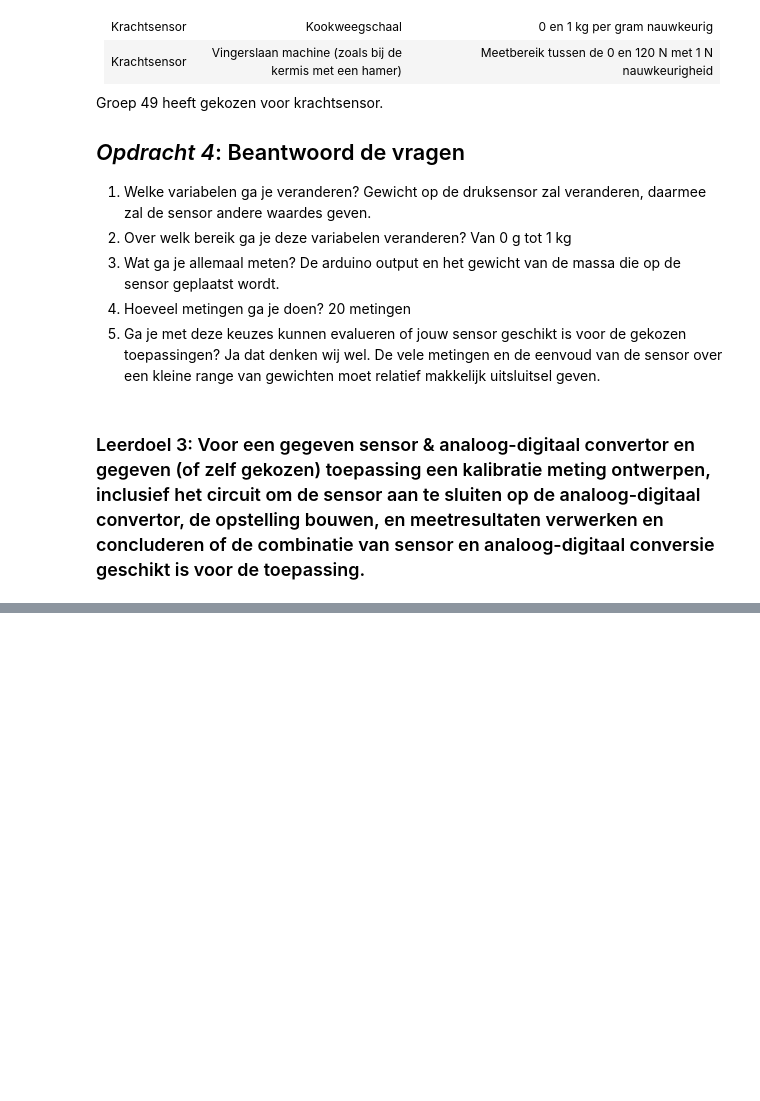
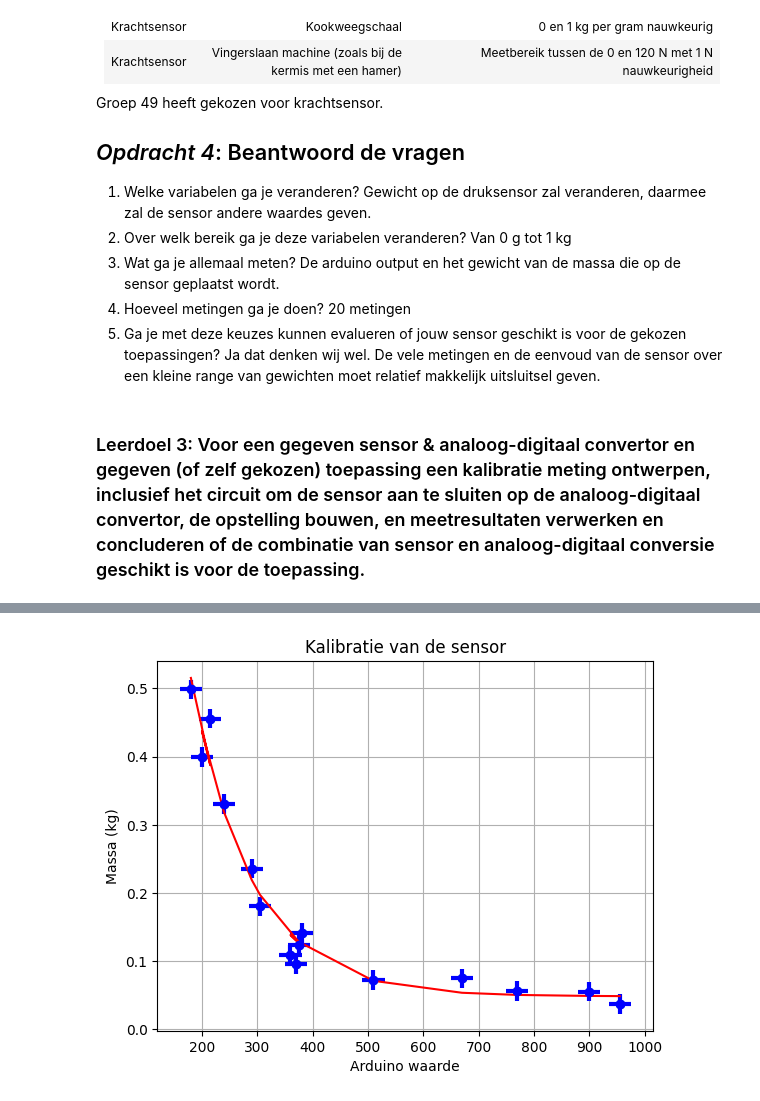
Before and after one commit to Peppertje/opdrachten-DEF-D-Pepper, a Jupyter notebook: FysiekeOntwerpopdrachten/1KalibreerEenSensorDigitaalAnaloog/DEFOntwerpopdracht1KalibreerEenSensorLucas&Pepper.ipynb, the cells around one changed output, grey strips where cells are left out. Cells and saved outputs as stored; diff of their text form; code cells hidden in the pictures; blank space fills up the shorter version.

```diff
--- a/FysiekeOntwerpopdrachten/1KalibreerEenSensorDigitaalAnaloog/DEFOntwerpopdracht1KalibreerEenSensorLucas&Pepper.ipynb
+++ b/FysiekeOntwerpopdrachten/1KalibreerEenSensorDigitaalAnaloog/DEFOntwerpopdracht1KalibreerEenSensorLucas&Pepper.ipynb
@@ -202,0 +170,32 @@ De door ons gekozen sensor voldoet niet aan de toepassing; de kookweegschaal. Wa
+# %%
+import numpy as np
+import matplotlib.pyplot as plt
+from scipy.optimize import curve_fit
+
+#Zet hier jouw data in een voor jou handig formaat
+Data_arduino = np.array([955, 900, 770, 670, 510, 370, 360, 375, 380, 305, 290, 240, 200, 215, 180])
+Data_massa = np.array([0.037, 0.0556, 0.0564, 0.0750, 0.0725, 0.0960, 0.1096, 0.1240, 0.1415,0.1806, 0.2356, 0.3306, 0.3996, 0.4556, 0.4986])
+
+#Systematische fouten
+fout_weegschaal = 0.0001 # Fout van de weegschaal in kg
+fout_arduino = 20 # Fout van de Arduino in bytes, empirisch bepaald
+
+#Plot hier de meting en fit een lijn door de metingen.
+#Maak gebruik van wat je geleerd hebt bij het practicum.
+def model(x, a, b, c):
+    return c * np.exp(-x / a) + b
+popt, pcov = curve_fit(model, Data_arduino, Data_massa, p0=(100, 0.5, 0.5))
+
+%matplotlib inline
+plt.plot(Data_arduino, Data_massa, 'o')
+plt.errorbar(Data_arduino, Data_massa,yerr=np.sqrt(pcov[1,1]), xerr=fout_arduino, fmt='o', color='blue', ecolor='blue', elinewidth=3, capsize=0)
+plt.xlabel('Arduino waarde')
+plt.ylabel('Massa (kg)')
+
+plt.plot(Data_arduino, model(Data_arduino, *popt), 'r-')
+
+plt.title('Kalibratie van de sensor')
+plt.grid()
+plt.show()
+# %% [output]
+[figure, added]
```
Also changed, not shown: parts of 3 cells of this notebook.
